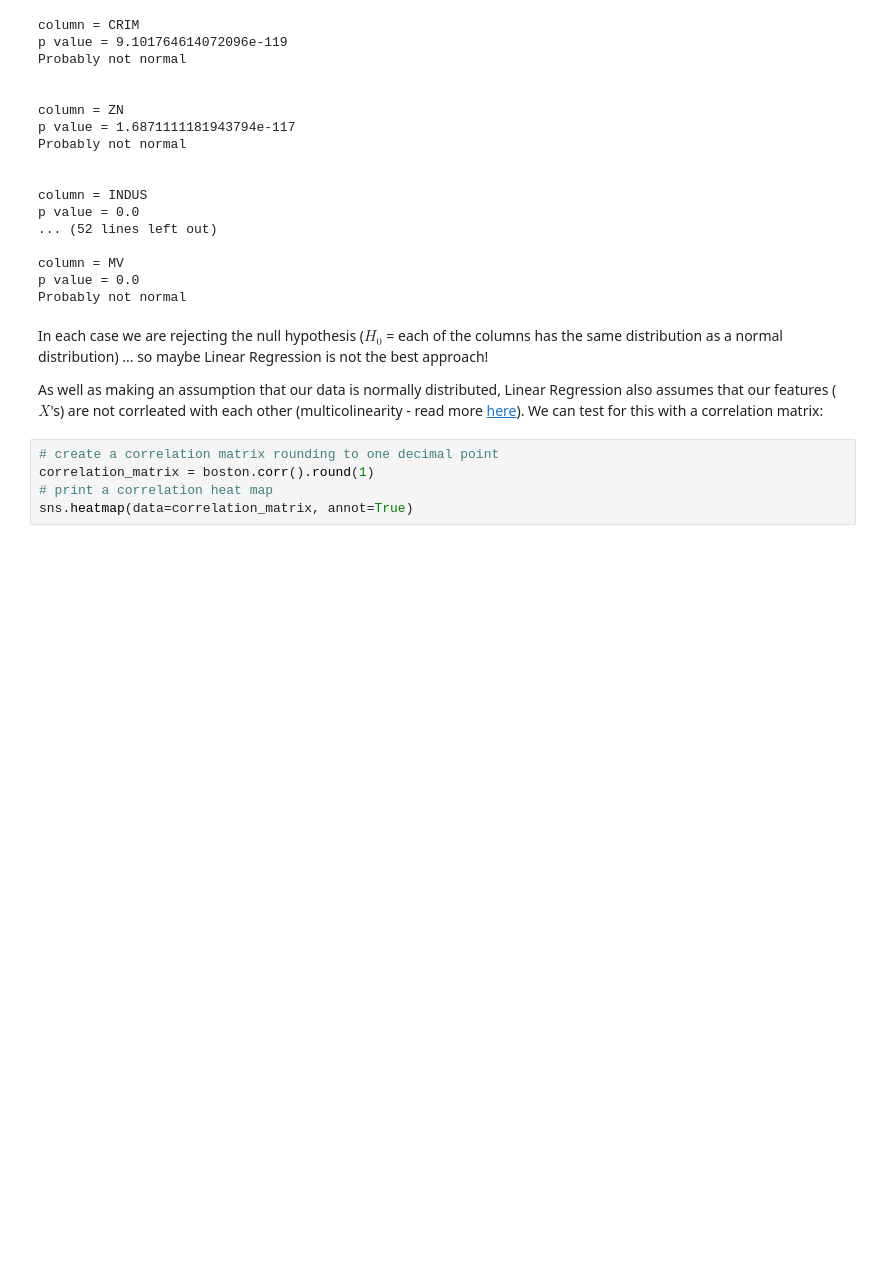
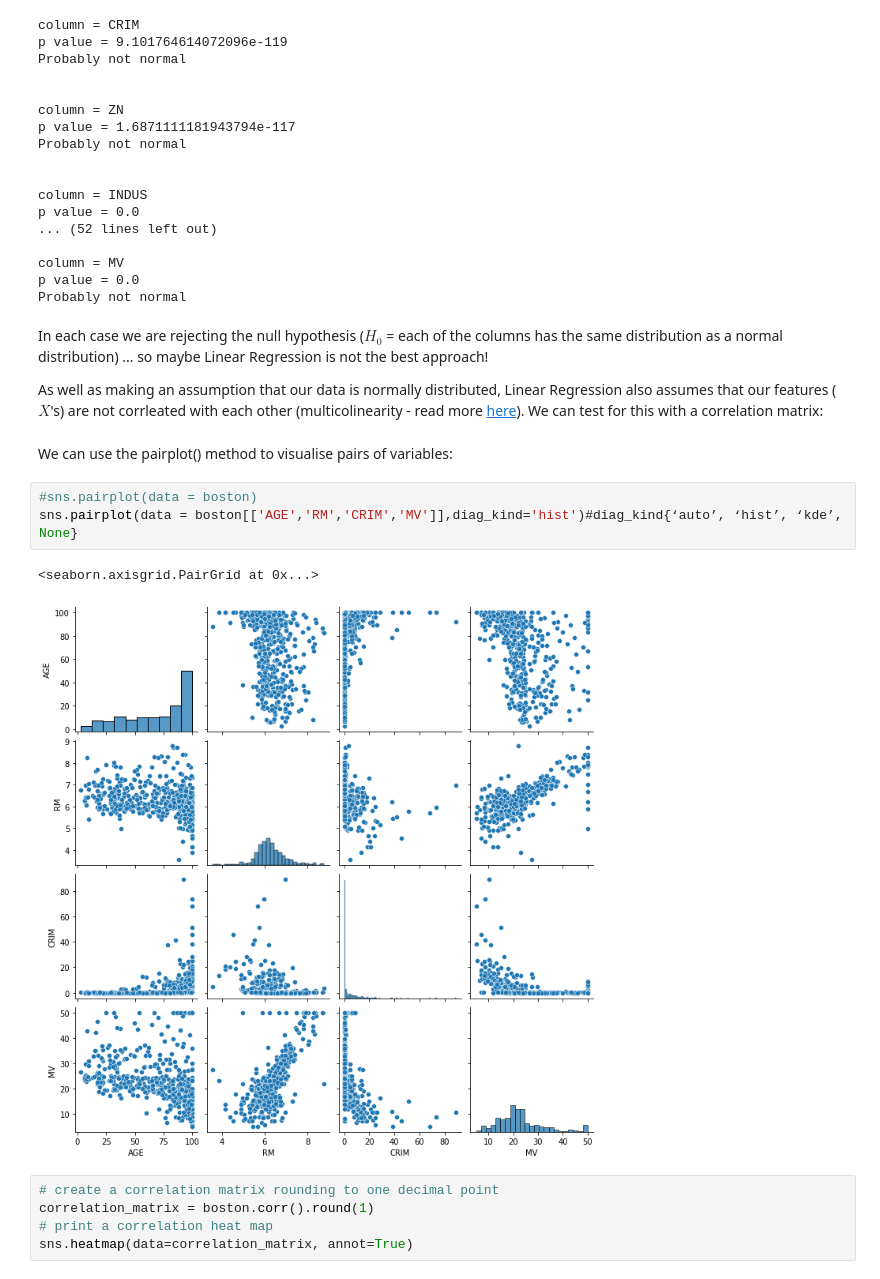
Before and after one commit to MJMortensonWarwick/DSML2223, a Jupyter notebook: 2_5_Exploratory_Data_Analysis.ipynb, the cells around one changed output. Cells and saved outputs as stored; diff of their text form; blank space fills up the shorter version.

```diff
--- a/2_5_Exploratory_Data_Analysis.ipynb
+++ b/2_5_Exploratory_Data_Analysis.ipynb
@@ -203,6 +216,14 @@ Probably not normal
 In each case we are rejecting the null hypothesis ($H_0$ = each of the columns has the same distribution as a normal distribution) ... so maybe Linear Regression is not the best approach!
 
 As well as making an assumption that our data is normally distributed, Linear Regression also assumes that our features ($X$'s) are not corrleated with each other (multicolinearity - read more [here](https://www.jmp.com/en_us/statistics-knowledge-portal/what-is-multiple-regression/multicollinearity.html)). We can test for this with a correlation matrix:
+# %% [markdown]
+We can use the pairplot() method to visualise pairs of variables:
+# %%
+#sns.pairplot(data = boston)
+sns.pairplot(data = boston[['AGE','RM','CRIM','MV']],diag_kind='hist')#diag_kind{‘auto’, ‘hist’, ‘kde’, None}
+# %% [output]
+<seaborn.axisgrid.PairGrid at 0x...>
+[figure, added]
 # %%
 # create a correlation matrix rounding to one decimal point
 correlation_matrix = boston.corr().round(1)
```
Also changed, not shown: parts of 7 cells of this notebook.
